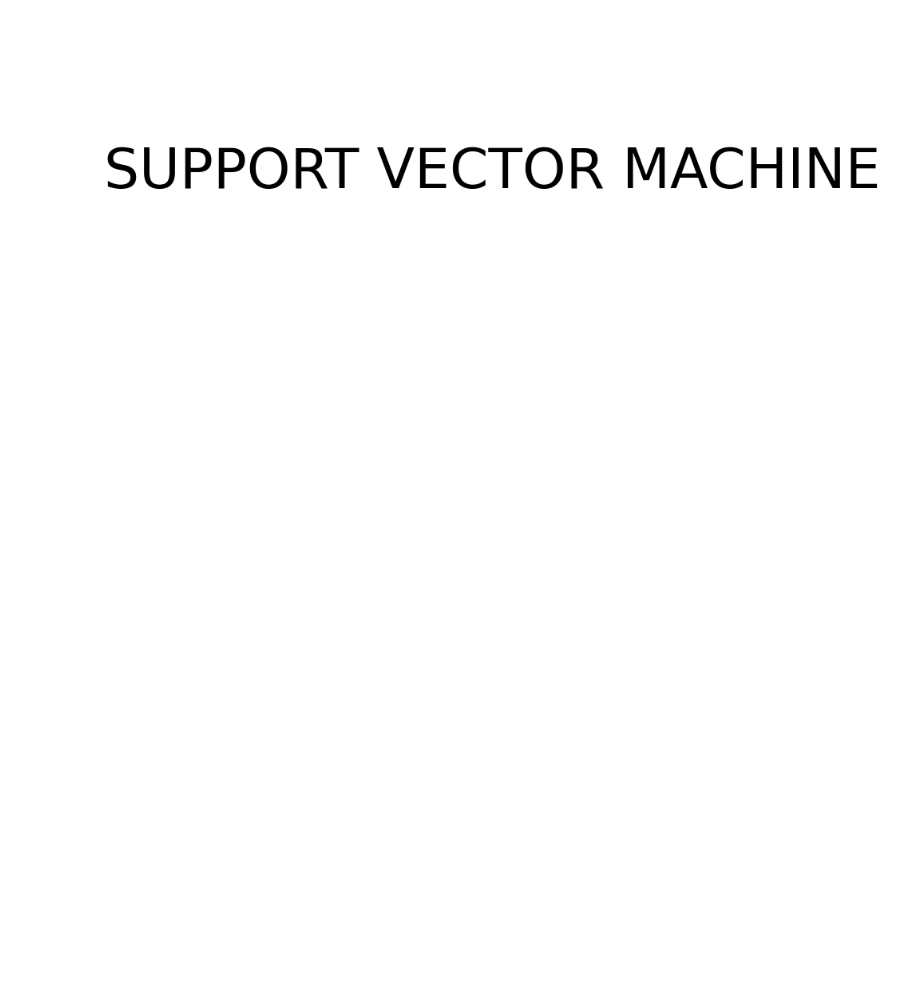
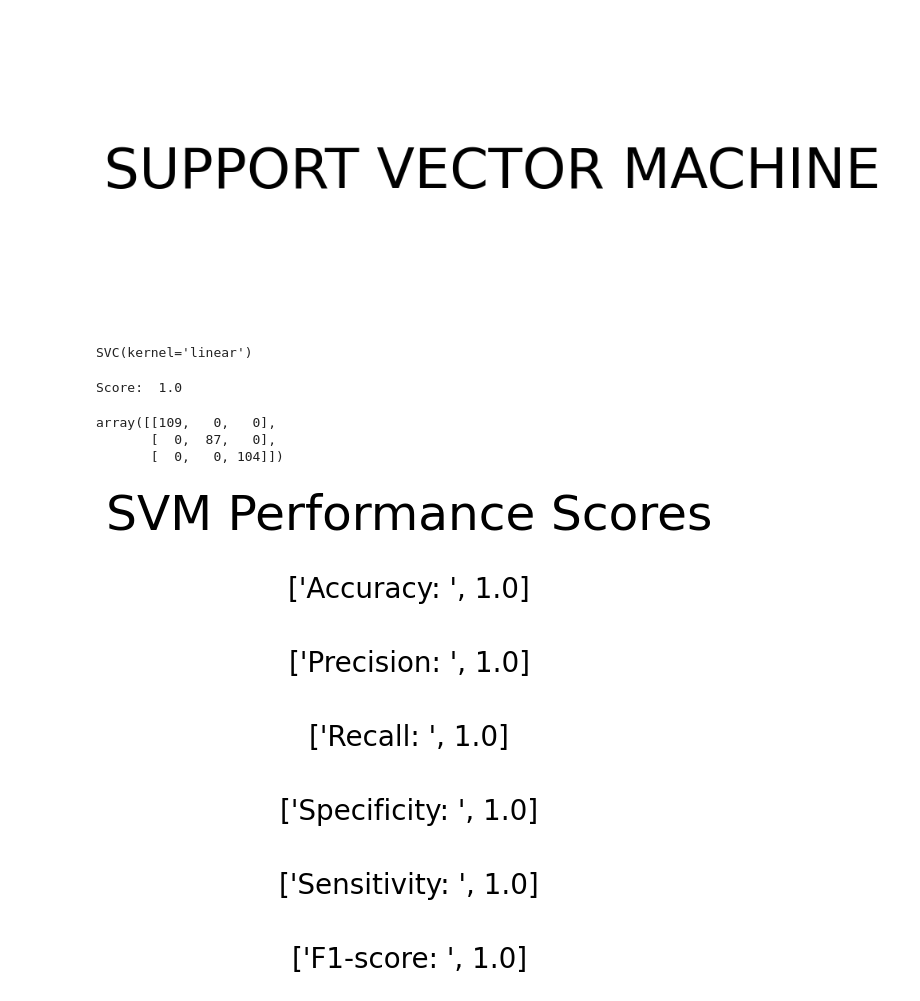
Before and after one commit to MG-Rusiana/Final_Project_Machine_Learning, a Jupyter notebook: final-project-machine-learning.ipynb, the cells around one changed output. Saved outputs shown, nothing was run; the diff lists cells and outputs as text; code cells hidden in the pictures; blank space fills up the shorter version.

```diff
--- a/final-project-machine-learning.ipynb
+++ b/final-project-machine-learning.ipynb
@@ -347,0 +360,69 @@ plt.show()
+# %%
+#Train the model using the Training Data
+svm_model.fit(X_train,y_train.values.ravel())
+# %% [output]
+SVC(kernel='linear')
+# %%
+#Predict
+svm_score = svm_model.score(X_train, y_train)
+svm_predict_y =svm_model.predict(X_test)
+
+print("Score: ",svm_score)
+# %% [output]
+Score:  1.0
+# %%
+#Create the confusion matrix
+confusion_matrix(y_test,svm_predict_y)
+# %% [output]
+array([[109,   0,   0],
+       [  0,  87,   0],
+       [  0,   0, 104]])
+# %%
+#Calculating the performance scores
+svm_tp1, svm_tp2, svm_tp3 = 109, 87, 104
+svm_fp1, svm_fp2, svm_fp3 = 0, 0, 0
+svm_tn1, svm_tn2, svm_tn3 = 191, 213, 196
+svm_fn1, svm_fn2, svm_fn3 = 0, 0, 0
+
+svm_tp = svm_tp1 + svm_tp2 + svm_tp3
+svm_fp = svm_fp1 + svm_fp2 + svm_fp3
+svm_tn = svm_tn1 + svm_tn2 + svm_tn3
+svm_fn = svm_fn1 + svm_fn2 + svm_fn3
+
+
+svm_accuracy = (svm_tp + svm_tn) / (svm_tp + svm_tn + svm_fp + svm_fn)
+
+svm_precision_class1 = svm_tp1 / (svm_tp1 + svm_fp1)
+svm_precision_class2 = svm_tp2 / (svm_tp2 + svm_fp2)
+svm_precision_class3 = svm_tp3 / (svm_tp3 + svm_fp3)
+svm_precision_average = (svm_precision_class1 + svm_precision_class2 + svm_precision_class3) / 3
+
+svm_recall_class1 = svm_tp1 / (svm_tp1 + svm_fn1)
+svm_recall_class2 = svm_tp2 / (svm_tp2 + svm_fn2)
+svm_recall_class3 = svm_tp3 / (svm_tp3 + svm_fn3)
+svm_recall_average = (svm_recall_class1 + svm_recall_class2 + svm_recall_class3) / 3
+
+svm_specificity_class1 = svm_tn1 / ( svm_fp1 + svm_tn1 )
+svm_specificity_class2 = svm_tn2 / ( svm_fp2 + svm_tn2 )
+svm_specificity_class3 = svm_tn3 / ( svm_fp3 + svm_tn3 )
+svm_specificity_average = (svm_specificity_class1 + svm_specificity_class2 + svm_specificity_class3) / 3
+
+svm_sensitivity_class1 = svm_tp1 / (svm_tp1 + svm_fn1)
+svm_sensitivity_class2 = svm_tp2 / (svm_tp2 + svm_fn2)
+svm_sensitivity_class3 = svm_tp3 / (svm_tp3 + svm_fn3)
+svm_sensitivity_average = (svm_sensitivity_class1 + svm_sensitivity_class2 + svm_sensitivity_class3) / 3
+
+svm_f1 = 2 * (svm_precision_average * svm_recall_average) / (svm_precision_average + svm_recall_average)
+
+plt.figure()
+plt.text(0.5, 1.2, "SVM Performance Scores", fontsize=35, ha='center', va='center')
+plt.text(0.5, 1, ["Accuracy: ", svm_accuracy], fontsize=20, ha='center', va='center')
+plt.text(0.5, 0.8, ["Precision: ", svm_precision_average], fontsize=20, ha='center', va='center')
+plt.text(0.5, 0.6, ["Recall: ", svm_recall_average], fontsize=20, ha='center', va='center')
+plt.text(0.5, 0.4, ["Specificity: ", svm_specificity_average], fontsize=20, ha='center', va='center')
+plt.text(0.5, 0.2, ["Sensitivity: ", svm_sensitivity_average], fontsize=20, ha='center', va='center')
+plt.text(0.5, 0, ["F1-score: ", svm_f1], fontsize=20, ha='center', va='center')
+plt.axis('off')
+plt.show()
+# %% [output]
+[figure, added]
```
Also changed, not shown: parts of 27 cells of this notebook.
